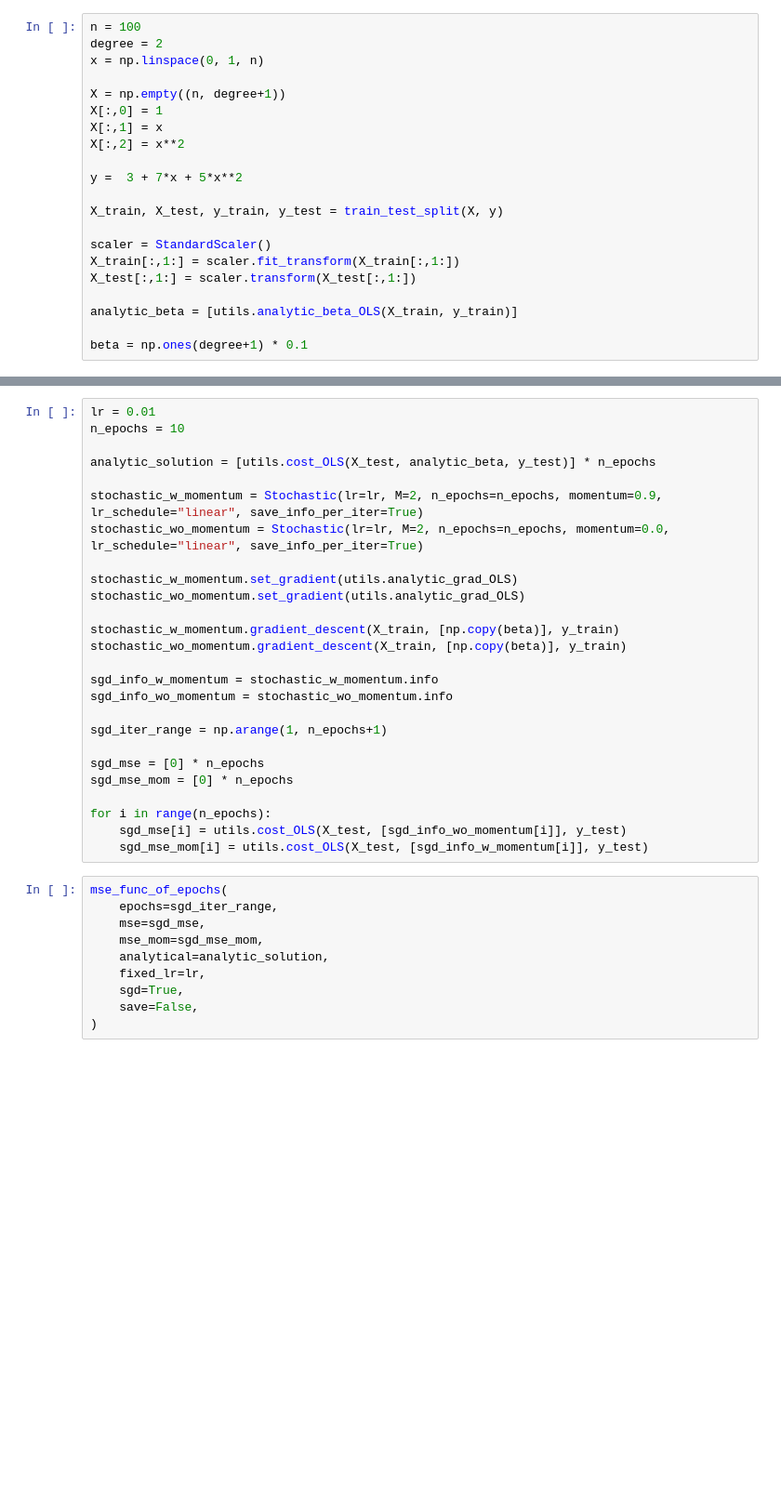
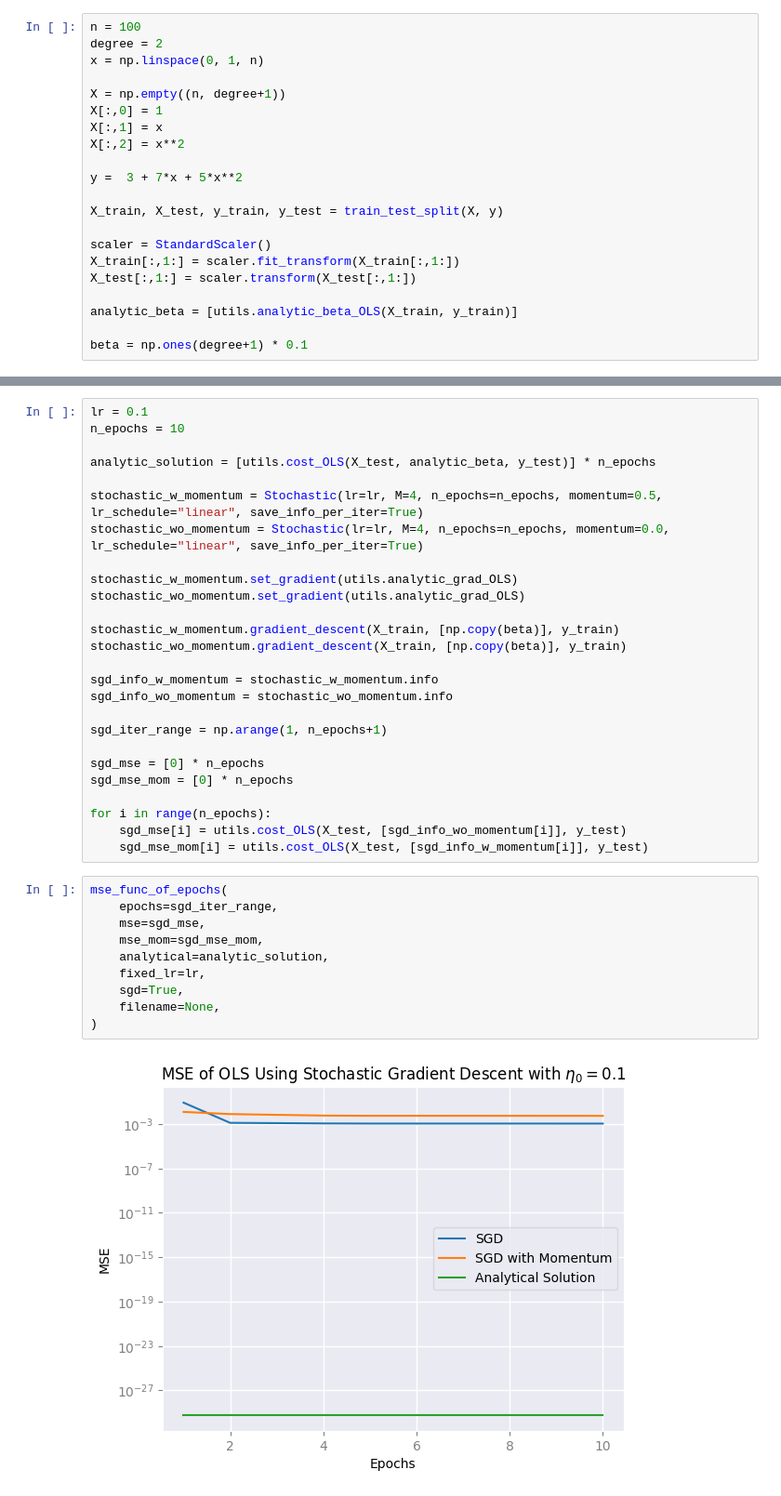
Before and after one commit to emmastorberg/FYS-STK4155_Project2, a Jupyter notebook: plots.ipynb, the cells around one changed output, grey strips where cells are left out. Shown at 93% size. Cells and saved outputs as stored; diff of their text form; blank space fills up the shorter version.

Commit message:
figure 4 done

```diff
--- a/plots.ipynb
+++ b/plots.ipynb
@@ -68,11 +85,11 @@ mse_func_of_epochs(
 # %%
-lr = 0.01
+lr = 0.1
 n_epochs = 10
 
 analytic_solution = [utils.cost_OLS(X_test, analytic_beta, y_test)] * n_epochs
 
-stochastic_w_momentum = Stochastic(lr=lr, M=2, n_epochs=n_epochs, momentum=0.9, lr_schedule="linear", save_info_per_iter=True)
-stochastic_wo_momentum = Stochastic(lr=lr, M=2, n_epochs=n_epochs, momentum=0.0, lr_schedule="linear", save_info_per_iter=True)
+stochastic_w_momentum = Stochastic(lr=lr, M=4, n_epochs=n_epochs, momentum=0.5, lr_schedule="linear", save_info_per_iter=True)
+stochastic_wo_momentum = Stochastic(lr=lr, M=4, n_epochs=n_epochs, momentum=0.0, lr_schedule="linear", save_info_per_iter=True)
 
 stochastic_w_momentum.set_gradient(utils.analytic_grad_OLS)
 stochastic_wo_momentum.set_gradient(utils.analytic_grad_OLS)
@@ -94,11 +111,13 @@ for i in range(n_epochs):
 # %%
 mse_func_of_epochs(
     epochs=sgd_iter_range,
     mse=sgd_mse,
     mse_mom=sgd_mse_mom,
     analytical=analytic_solution,
     fixed_lr=lr,
     sgd=True,
-    save=False,
+    filename=None,
 )
+# %% [output]
+[figure, added]
 # %%
```
Also changed, not shown: parts of 5 cells of this notebook, 7 other files.
